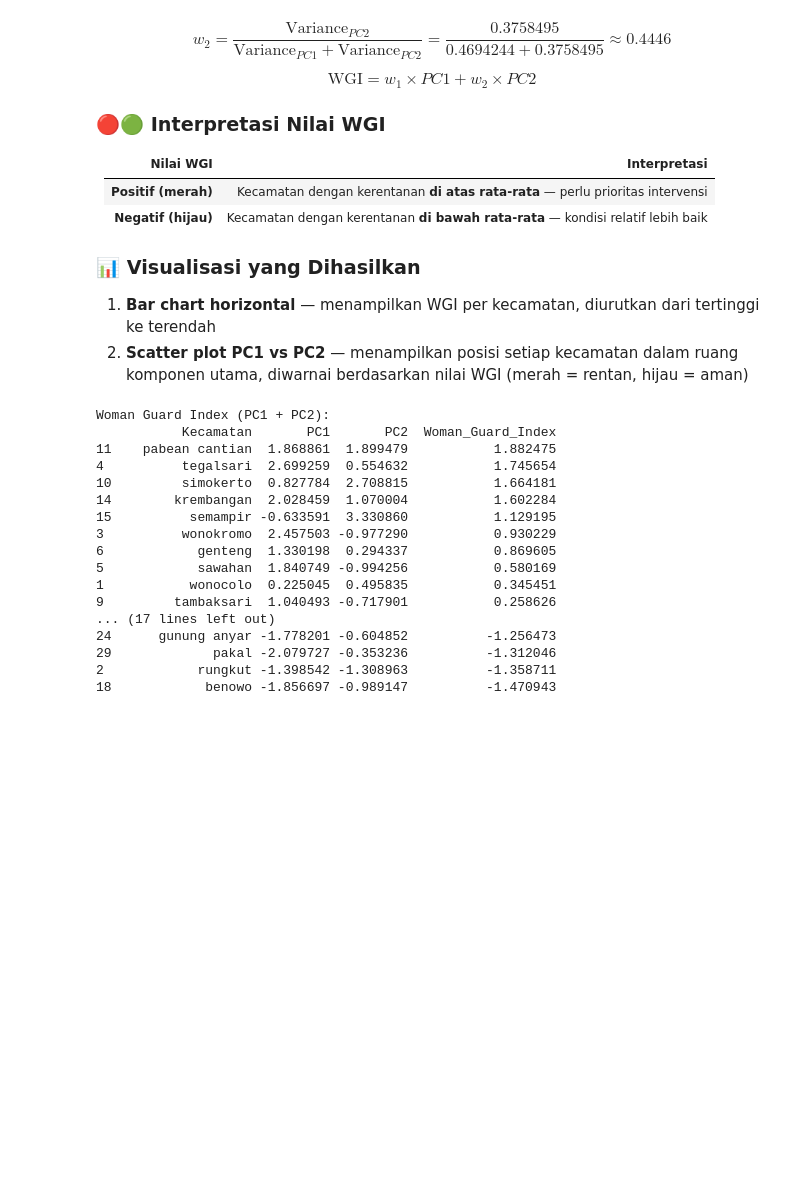
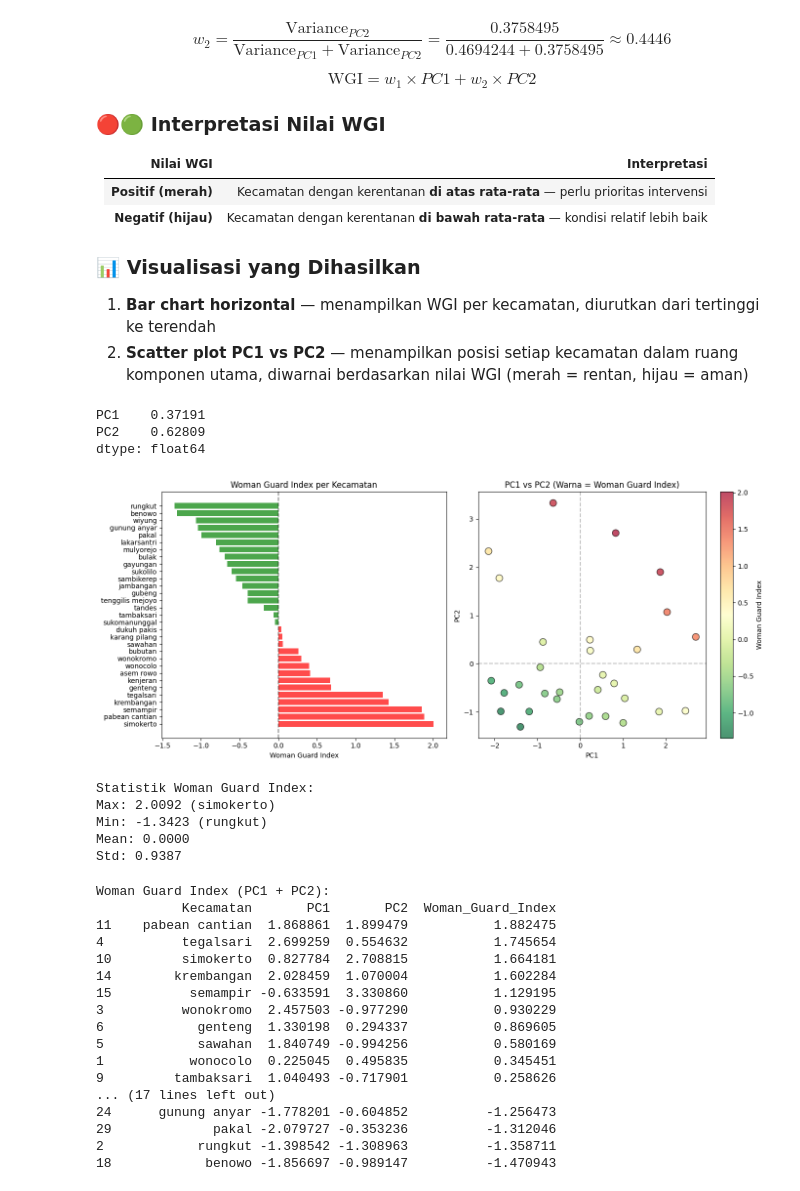
Before and after one commit to difta11/womanguard-index-surabaya, a Jupyter notebook: WomanGuard.ipynb, the cells around one changed output. Drawn from its saved outputs; the diff is of its cells as text; code cells hidden in the pictures; blank space fills up the shorter version.

```diff
--- a/WomanGuard.ipynb
+++ b/WomanGuard.ipynb
@@ -658,2 +670,65 @@ $$\text{WGI} = w_1 \times PC1 + w_2 \times PC2$$
+# %%
+P = X_norm / X_norm.sum(axis=0)
+# %%
+n = len(X_norm)
+
+k = 1 / np.log(n)
+
+entropy = -k * (P * np.log(P + 1e-12)).sum(axis=0)
+# %%
+d = 1 - entropy
+weights = d / d.sum()
+
+print(weights)
+# %% [output]
+PC1    0.37191
+PC2    0.62809
+dtype: float64
+# %%
+pca_df['WGI'] = (
+    weights['PC1'] * pca_df['PC1']
+    + weights['PC2'] * pca_df['PC2']
+)
+# %%
+# Visualisasi
+plt.figure(figsize=(14, 6))
+
+# Plot 1: Bar chart Woman Guard Index
+plt.subplot(1, 2, 1)
+sorted_df = pca_df.sort_values('WGI', ascending=False)
+colors = ['red' if x > 0 else 'green' for x in sorted_df['WGI']]
+plt.barh(sorted_df['Kecamatan'], sorted_df['WGI'], color=colors, alpha=0.7)
+plt.xlabel('Woman Guard Index')
+plt.title('Woman Guard Index per Kecamatan')
+plt.axvline(x=0, color='black', linestyle='--', alpha=0.5)
+
+# Plot 2: Scatter PC1 vs PC2 dengan warna berdasarkan WGI
+plt.subplot(1, 2, 2)
+scatter = plt.scatter(pca_df['PC1'], pca_df['PC2'], c=pca_df['WGI'],
+                      cmap='RdYlGn_r', s=100, alpha=0.7, edgecolors='black')
+plt.colorbar(scatter, label='Woman Guard Index')
+plt.xlabel('PC1')
+plt.ylabel('PC2')
+plt.title('PC1 vs PC2 (Warna = Woman Guard Index)')
+plt.axhline(y=0, color='gray', linestyle='--', alpha=0.5)
+plt.axvline(x=0, color='gray', linestyle='--', alpha=0.5)
+
+plt.tight_layout()
+plt.savefig("D:/KULIAH/Project/womanguard-index-surabaya/output/Woman_Guard_Index.png", dpi=300)
+plt.show()
+
+# Statistik
+print(f"\nStatistik Woman Guard Index:")
+print(f"Max: {pca_df['WGI'].max():.4f} ({pca_df.loc[pca_df['WGI'].idxmax(), 'Kecamatan']})")
+print(f"Min: {pca_df['WGI'].min():.4f} ({pca_df.loc[pca_df['WGI'].idxmin(), 'Kecamatan']})")
+print(f"Mean: {pca_df['WGI'].mean():.4f}")
+print(f"Std: {pca_df['WGI'].std():.4f}")
+# %% [output]
+[figure, added]
+Statistik Woman Guard Index:
+Max: 2.0092 (simokerto)
+Min: -1.3423 (rungkut)
+Mean: 0.0000
+Std: 0.9387
 # %%
 # Hitung Woman Guard Index = PC1 + PC2 (komponen dengan variance tertinggi)
```
Also changed, not shown: parts of 5 cells of this notebook, 8 other files.
